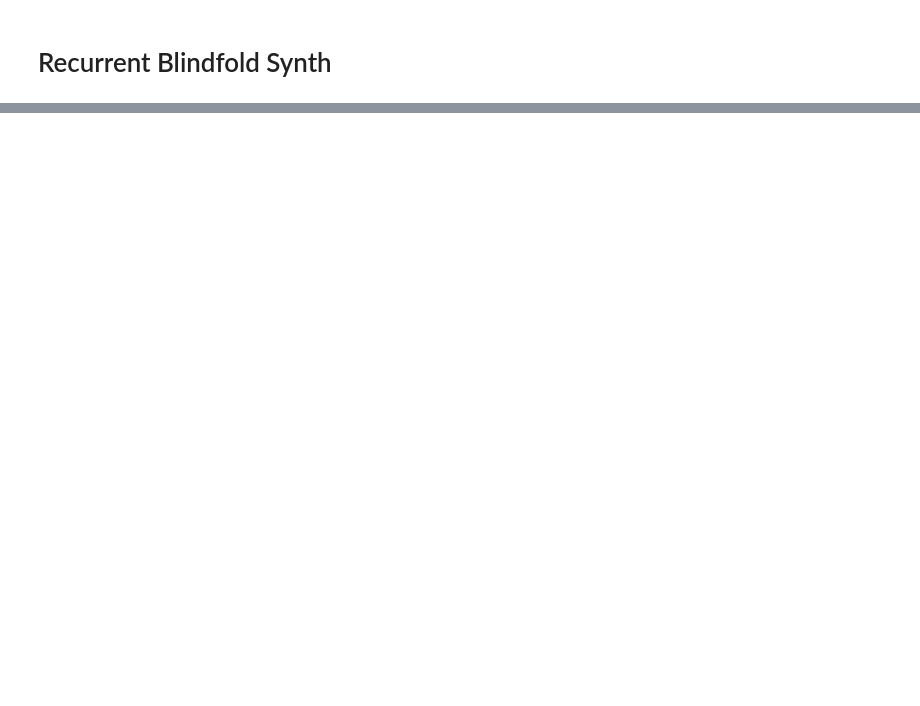
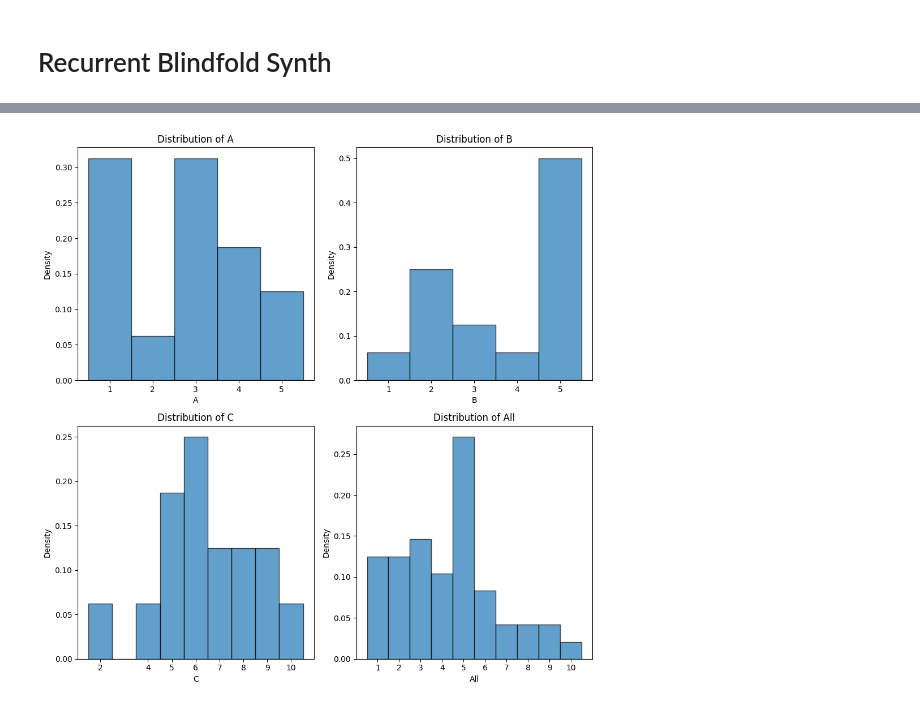
Before and after one commit to XuanjieLiu/S3Plus, a Jupyter notebook: LM_align/synthData/SynthImgs.ipynb, the cells around one changed output, grey strips where cells are left out. Drawn from its saved outputs; the diff is of its cells as text; code cells hidden in the pictures; blank space fills up the shorter version.

```diff
--- a/LM_align/synthData/SynthImgs.ipynb
+++ b/LM_align/synthData/SynthImgs.ipynb
@@ -183,0 +186,84 @@ a[b]
+# %%
+
+from LM_align.synthData.SynthCommon_win import *
+
+
+import numpy as np
+import random
+from tqdm import tqdm
+
+def gen_one_data_from_boxes_seq(boxes, a, b, obj_label, canvas_size):
+    c = a + b
+    n_idx = np.array(list(range(len(boxes))))
+    a_idx = random.sample(list(n_idx), a)
+    b_idx = random.sample(list(n_idx), b)
+    c_idx = random.sample(list(n_idx), c)
+    boxes_a = [boxes[i] for i in a_idx]
+    boxes_b = [boxes[i] for i in b_idx]
+    boxes_c = [boxes[i] for i in c_idx]
+
+    image_a = draw_objects_on_image(obj_label, boxes_a, canvas_size)
+    image_b = draw_objects_on_image(obj_label, boxes_b, canvas_size)
+    image_c = draw_objects_on_image(obj_label, boxes_c, canvas_size)
+    label = {"obj": obj_label, "a": a, "b": b, "c": c}
+    return image_a, image_b, image_c, label
+
+
+# ----------------------------
+# 数据预生成函数：保存数据到本地
+# ----------------------------
+def pre_generate_oneSeqBox_dataset(num_samples, box_seq, output_dir, canvas_size=(224, 224), is_plot_hist=True):
+    """
+    预生成 num_samples 个数据点并保存到 output_dir 目录下。
+    每个数据点保存在单独的文件夹中，包含 image_a.png, image_b.png, image_c.png 以及 label.json。
+    如果某个数据点生成失败（如无法生成足够的 boxes），则跳过，并记录下来。
+    """
+    num_box = len(box_seq)
+    os.makedirs(output_dir, exist_ok=True)
+    generated = 0
+    sample_index = 0
+    seq_a = []
+    seq_b = []
+    for i in tqdm(range(num_samples)):
+        obj_label = random.choice(OBJ_LIST)
+        a = random.randint(1, 5)
+        b = random.randint(1, 5)
+        seq_a.append(a)
+        seq_b.append(b)
+        assert a + b <= num_box, f"Error: a + b = {a} + {b} = {a+b} > num_box = {num_box}"
+        datapoints = recurrent_generate_data(box_seq, a+b, obj_label, canvas_size)
+        for datapoint in datapoints:
+            image_a, image_b, image_c, label = datapoint
+            # 保存到 sample_{index:04d} 文件夹下
+            sample_dir = os.path.join(output_dir, f"sample_{sample_index:04d}")
+            os.makedirs(sample_dir, exist_ok=True)
+            image_a.save(os.path.join(sample_dir, "image_a.png"))
+            image_b.save(os.path.join(sample_dir, "image_b.png"))
+            image_c.save(os.path.join(sample_dir, "image_c.png"))
+            # 保存 label 为 JSON 格式
+            with open(os.path.join(sample_dir, "label.json"), "w", encoding="utf-8") as f:
+                json.dump(label, f, ensure_ascii=False, indent=2)
+            # print(f"Saved sample {sample_index}: {label}")
+            generated += 1
+            sample_index += 1
+
+    print(f"Pre-generation complete. Generated {generated} samples.")
+    if is_plot_hist:
+        plot_hist(seq_a, seq_b)
+
+
+num_samples_train = 16 # 根据需要调整样本数量
+num_samples_val = 16
+output_dir_train = "new_icon_train_win"
+output_dir_val = "new_icon_val_win"
+num_box = 12
+canvas_size = (224, 224)
+# min_size = 20
+# max_size = 40
+min_size = 30
+max_size = 50
+
+box_seq = generate_non_overlapping_boxes(num_box, canvas_size, min_size, max_size, max_attempts=1000, max_retry=5)
+pre_generate_oneSeqBox_dataset(num_samples_train, box_seq, output_dir_train, canvas_size=canvas_size)
+pre_generate_oneSeqBox_dataset(num_samples_val, box_seq, output_dir_val, canvas_size=canvas_size, is_plot_hist=False)
+# %% [output]
@@ -183,0 +271 @@ a[b]
+[figure, added]
```
Also changed, not shown: parts of 5 cells of this notebook, 7 other files.
